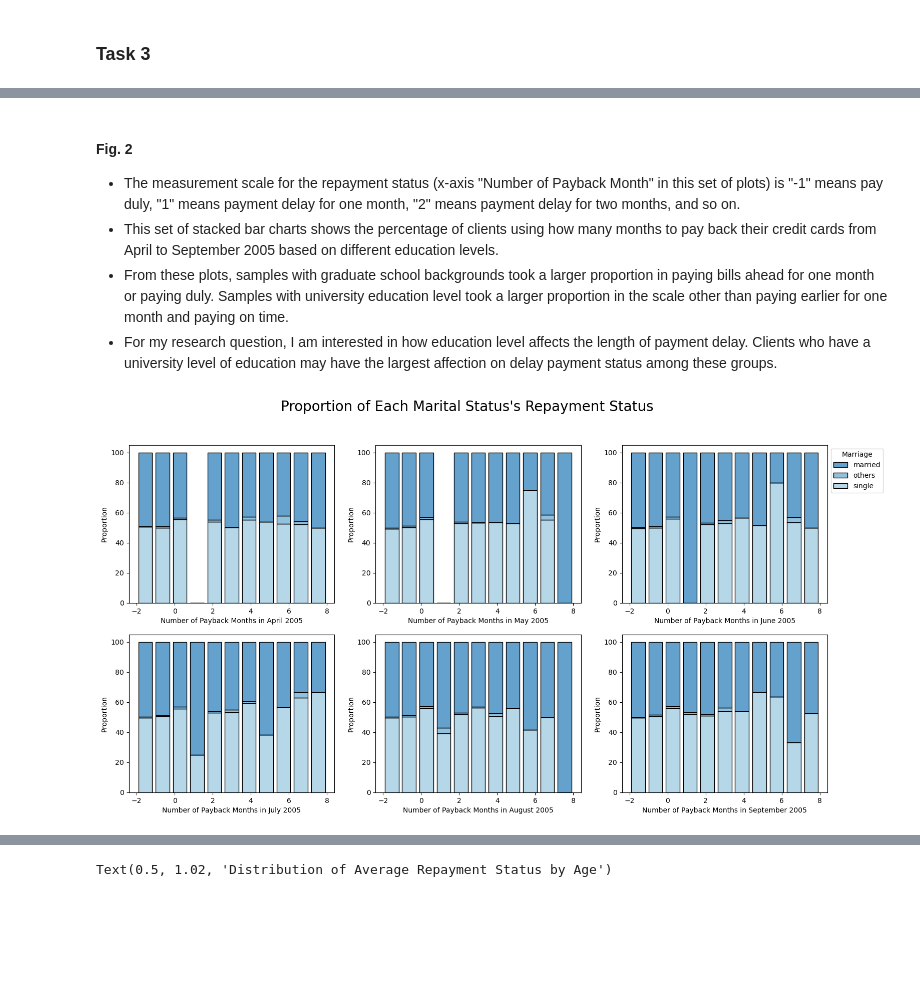
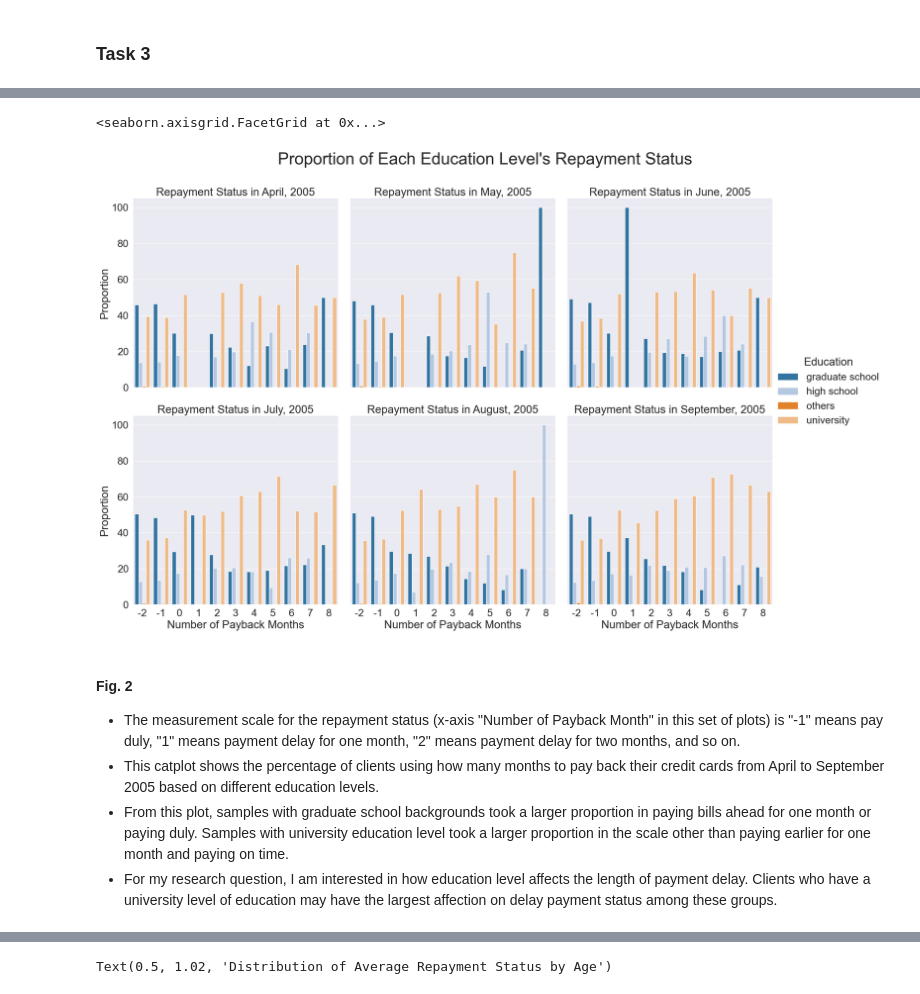
Before and after one commit to ubco-W2022T2-data301/project-group-group27, a Jupyter notebook: analysis/analysis_Remy.ipynb, the cells around one changed output, grey strips where cells are left out. Cells and saved outputs as stored; diff of their text form; code cells hidden in the pictures; blank space fills up the shorter version.

```diff
--- a/analysis/analysis_Remy.ipynb
+++ b/analysis/analysis_Remy.ipynb
@@ -1048,0 +996,12 @@ plt.show()
+# %%
+# Reshape dataframe to a more reasonable one to make plot.
+p7=pd.melt(pdf7(), id_vars =['Education','Count','Percentage'], value_vars =['Repayment_Status_April,2005'])
+p8=pd.melt(pdf8(), id_vars =['Education','Count','Percentage'], value_vars =['Repayment_Status_May,2005'])
+p9=pd.melt(pdf9(), id_vars =['Education','Count','Percentage'], value_vars =['Repayment_Status_June,2005'])
+p10=pd.melt(pdf10(), id_vars =['Education','Count','Percentage'], value_vars =['Repayment_Status_July,2005'])
+p11=pd.melt(pdf11(), id_vars =['Education','Count','Percentage'], value_vars =['Repayment_Status_August,2005'])
+p12=pd.melt(pdf12(), id_vars =['Education','Count','Percentage'], value_vars =['Repayment_Status_September,2005'])
+set2=pd.concat([p7,p8,p9,p10,p11,p12]).reset_index(drop=True)
+set2=set2.rename(columns={"variable":"Month","value":"Repayment_Status"})
+set2["Month"] =set2["Month"].map({"Repayment_Status_April,2005": "April", "Repayment_Status_May,2005": "May","Repayment_Status_June,2005":"June","Repayment_Status_July,2005":"July","Repayment_Status_August,2005":"August","Repayment_Status_September,2005": "September"})
+set2
@@ -1049,8 +1022,19 @@ plt.show()
+# %%
+# Create one catplot for showing the percentage of each education level's repayment status in each month.
+sns.set(style='darkgrid',font_scale=2)
+plot_set2=sns.catplot(x='Repayment_Status',y='Percentage',hue='Education',col = 'Month',col_wrap=3,
+            data=set2, kind='bar', height=7,aspect=1,palette='tab20',width=0.8)
+plot_set2.fig.suptitle("Proportion of Each Education Level's Repayment Status",fontsize=36,y=1.05)
+plot_set2.set_axis_labels('Number of Payback Months', 'Proportion')
+plot_set2.set_titles('Repayment Status in {col_name}, 2005')
+# %% [output]
+<seaborn.axisgrid.FacetGrid at 0x...>
+[figure, added]
 # %% [markdown]
 #### Fig. 2
 - The measurement scale for the repayment status (x-axis "Number of Payback Month" in this set of plots) is "-1" means pay duly, "1" means payment delay for one month, "2" means payment delay for two months, and so on.
-- This set of stacked bar charts shows the percentage of clients using how many months to pay back their credit cards from April to September 2005 based on different education levels.
-- From these plots, samples with graduate school backgrounds took a larger proportion in paying bills ahead for one month or paying duly. Samples with university education level took a larger proportion in the scale other than paying earlier for one month and paying on time.
+- This catplot shows the percentage of clients using how many months to pay back their credit cards from April to September 2005 based on different education levels.
+- From this plot, samples with graduate school backgrounds took a larger proportion in paying bills ahead for one month or paying duly. Samples with university education level took a larger proportion in the scale other than paying earlier for one month and paying on time.
 - For my research question, I am interested in how education level affects the length of payment delay. Clients who have a university level of education may have the largest affection on delay payment status among these groups.
 # %%
 def pdf13():
@@ -1254,47 +1238,3 @@ def pdf18():
         p18df=p18df.rename(columns={0:"Count"})
         p18df.to_csv("../data/processed/processed_data_Remy/plot18_data.csv")
         return p18df
-# %%
-# Create grouped stacked bar charts for showing the percentage of each marital status's repayment status in each month.
-
-fig3=plt.figure(figsize=(18,9))
-fig3.suptitle("Proportion of Each Marital Status's Repayment Status", fontsize=20)
-plt.subplot(2,3,1)
-ax13 = sns.histplot(pdf13(), x='Repayment_Status_April,2005', hue='Marriage', weights='Percentage',
-             multiple='stack', palette='tab20c', shrink=0.8,bins=11)
-ax13.set_ylabel('Proportion')
-ax13.set_xlabel('Number of Payback Months in April 2005')
-ax13.get_legend().remove()
-plt.subplot(2,3,2)
-ax14 = sns.histplot(pdf14(), x='Repayment_Status_May,2005', hue='Marriage', weights='Percentage',
-             multiple='stack', palette='tab20c', shrink=0.8,bins=11)
-ax14.set_ylabel('Proportion')
-ax14.set_xlabel('Number of Payback Months in May 2005')
-ax14.get_legend().remove()
-plt.subplot(2,3,3)
-ax15 = sns.histplot(pdf15(), x='Repayment_Status_June,2005', hue='Marriage', weights='Percentage',
-             multiple='stack', palette='tab20c', shrink=0.8,bins=11)
-ax15.set_ylabel('Proportion')
-ax15.set_xlabel('Number of Payback Months in June 2005')
-legend = ax15.get_legend().set_bbox_to_anchor((1, 1))
-plt.subplot(2,3,4)
-ax16 = sns.histplot(pdf16(), x='Repayment_Status_July,2005', hue='Marriage', weights='Percentage',
-             multiple='stack', palette='tab20c', shrink=0.8,bins=11)
-ax16.set_ylabel('Proportion')
-ax16.set_xlabel('Number of Payback Months in July 2005')
-ax16.get_legend().remove()
-plt.subplot(2,3,5)
-ax17 = sns.histplot(pdf17(), x='Repayment_Status_August,2005', hue='Marriage', weights='Percentage',
-             multiple='stack', palette='tab20c', shrink=0.8,bins=11)
-ax17.set_ylabel('Proportion')
-ax17.set_xlabel('Number of Payback Months in August 2005')
-ax17.get_legend().remove()
-plt.subplot(2,3,6)
-ax18 = sns.histplot(pdf18(), x='Repayment_Status_September,2005', hue='Marriage', weights='Percentage',
-             multiple='stack', palette='tab20c', shrink=0.8,bins=11)
-ax18.set_ylabel('Proportion')
-ax18.set_xlabel('Number of Payback Months in September 2005')
-ax18.get_legend().remove()
-plt.show()
-# %% [output]
-[figure, removed]
```
Also changed, not shown: parts of 9 cells of this notebook.
